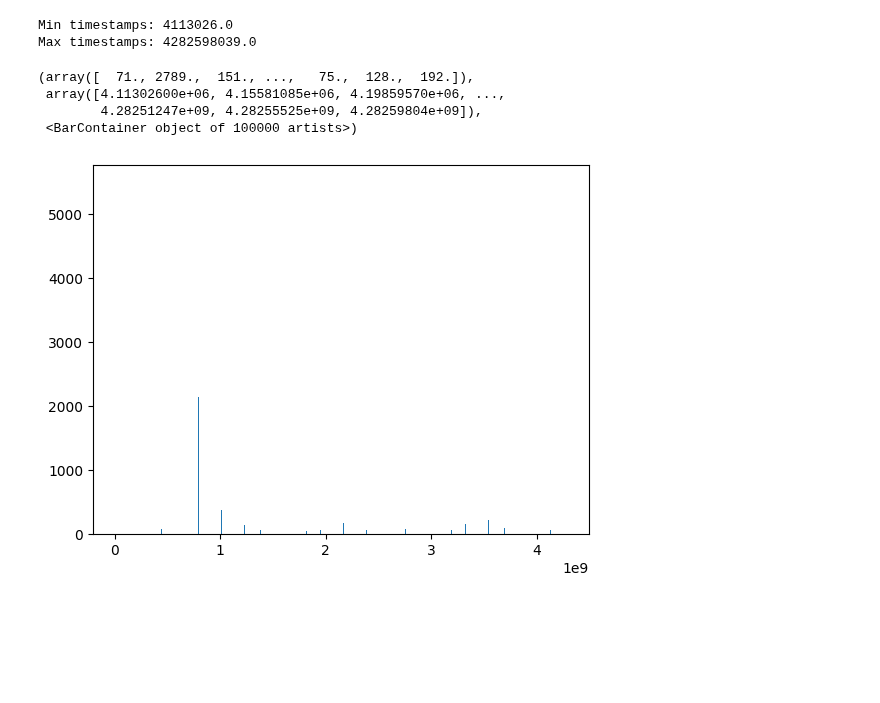
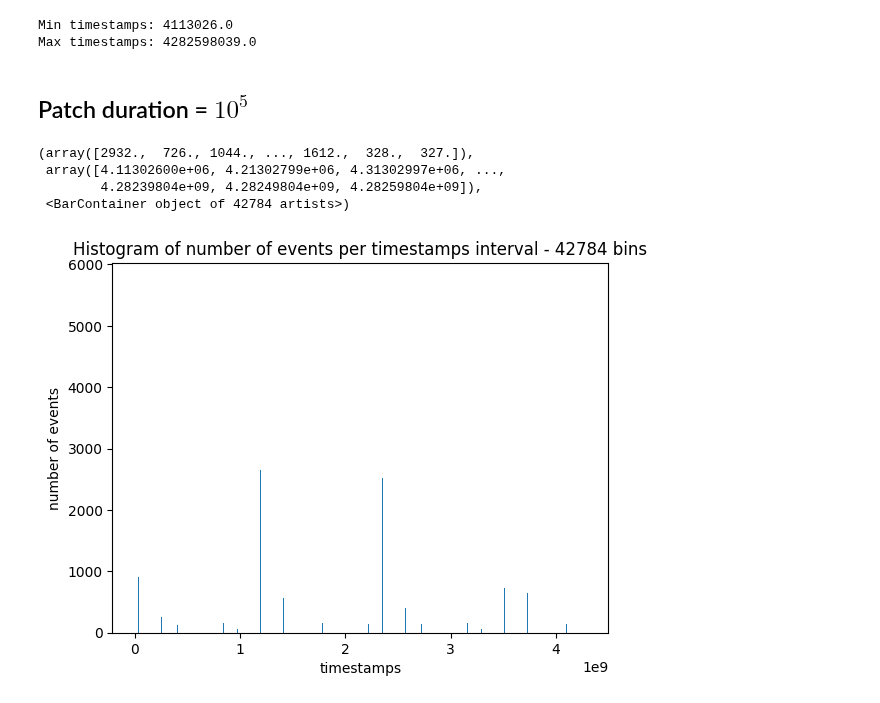
Before and after one commit to AntoineGrimaldi/aprovhots, a Jupyter notebook: dev/2022-10-14_check_data.ipynb, the cells around one changed output. Drawn from its saved outputs; the diff is of its cells as text; code cells hidden in the pictures; blank space fills up the shorter version.

```diff
--- a/dev/2022-10-14_check_data.ipynb
+++ b/dev/2022-10-14_check_data.ipynb
@@ -51,12 +51,17 @@ print('Max timestamps:', max_ts)
 # %% [output]
 Min timestamps: 4113026.0
 Max timestamps: 4282598039.0
+# %% [markdown]
+## Patch duration = $10^5$
 # %%
-frame_bin=int(1e5)
+frame_bin=int((max_ts - min_ts)//1e5)
+plt.title('Histogram of number of events per timestamps interval - '+str(frame_bin)+' bins')
+plt.xlabel('timestamps')
+plt.ylabel('number of events')
 plt.hist(ev[:, ordering.index('t')], bins=frame_bin)
 # %% [output]
-(array([  71., 2789.,  151., ...,   75.,  128.,  192.]),
- array([4.11302600e+06, 4.15581085e+06, 4.19859570e+06, ...,
-        4.28251247e+09, 4.28255525e+09, 4.28259804e+09]),
- <BarContainer object of 100000 artists>)
+(array([2932.,  726., 1044., ..., 1612.,  328.,  327.]),
+ array([4.11302600e+06, 4.21302799e+06, 4.31302997e+06, ...,
+        4.28239804e+09, 4.28249804e+09, 4.28259804e+09]),
+ <BarContainer object of 42784 artists>)
-[figure, old version]
+[figure, new version]
```
Also changed, not shown: parts of 14 cells of this notebook.
